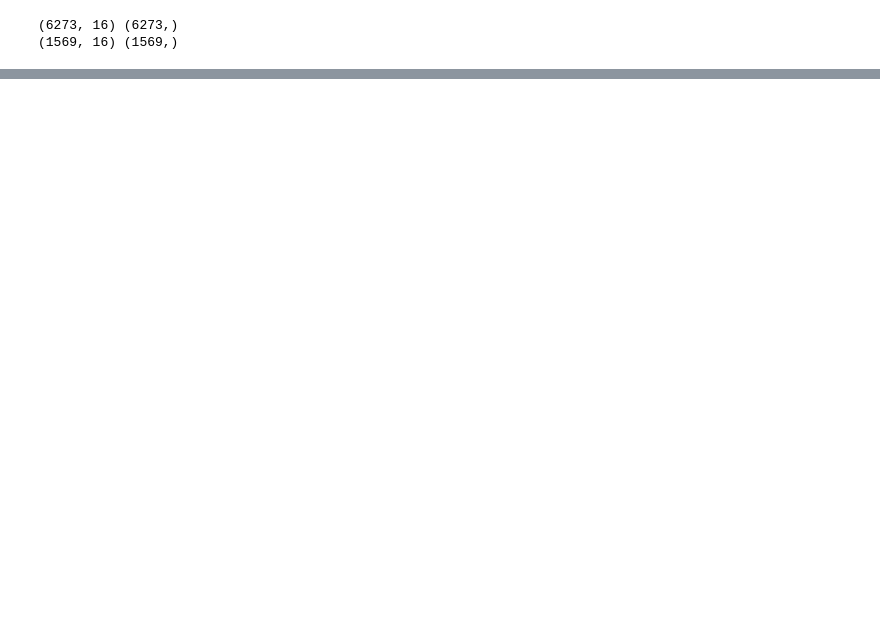
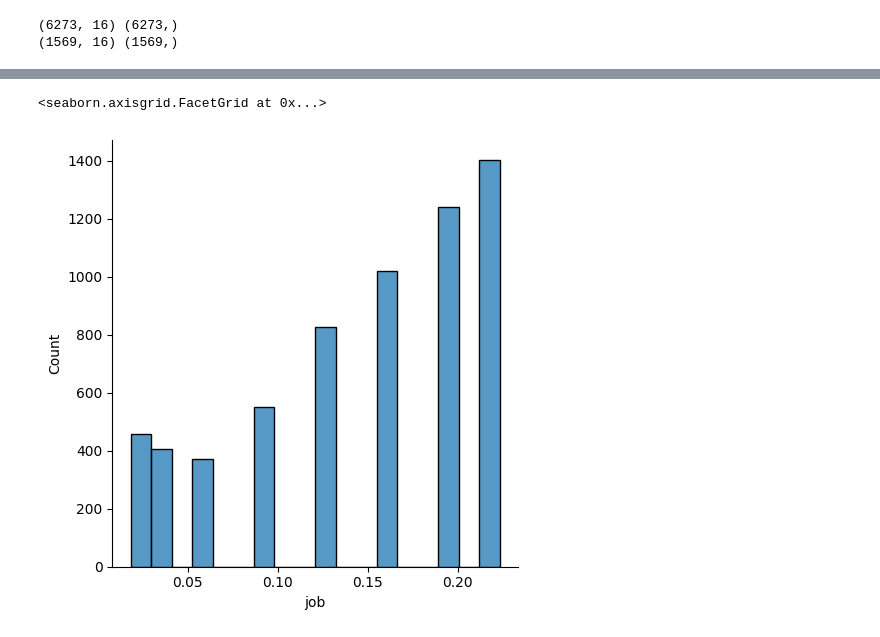
Before and after one commit to michael-0907/tibami, a Jupyter notebook: bank_1.ipynb, the cells around one changed output, grey strips where cells are left out. Cells and saved outputs as stored; diff of their text form; code cells hidden in the pictures; blank space fills up the shorter version.

```diff
--- a/bank_1.ipynb
+++ b/bank_1.ipynb
@@ -197,8 +229,8 @@ print(X_test_preprocessed.shape, y_test.shape)
 # %%
 all_feature_names = outlier_features + binary_features + categorical_features + frequency_features
 
-X_train_preprocessed = pd.DataFrame(X_train_preprocessed, columns=all_feature_names, index=X_train.index)
-X_test_preprocessed = pd.DataFrame(X_test_preprocessed, columns=all_feature_names, index=X_test.index)
+X_train_preprocessed = pd.DataFrame(X_train_preprocessed, columns=all_feature_names, index=X_train.index, dtype=float)
+X_test_preprocessed = pd.DataFrame(X_test_preprocessed, columns=all_feature_names, index=X_test.index, dtype=float)
 print(X_train_preprocessed.shape, y_train.shape)
 print(X_test_preprocessed.shape, y_test.shape)
 display(X_train_preprocessed.head(3))
@@ -217,12 +248,0 @@ display(X_test_preprocessed.head(3))
-# %%
-# 測試過濾欄位
-
-
-fil = ['poutcome', 'pdays', 'housing', 'balance', 'age', 'previous', 'job', 'campaign', 'education']
-X_train_preprocessed = X_train_preprocessed[fil]
-X_test_preprocessed = X_test_preprocessed[fil]
-
-print(X_train_preprocessed.shape, y_train.shape)
-print(X_test_preprocessed.shape, y_test.shape)
-display(X_train_preprocessed.head(3))
-display(X_test_preprocessed.head(3))
@@ -240,9 +249,25 @@ display(X_test_preprocessed.head(3))
 # %%
 # 目前測最佳超參數,threshold=0.65(含所有特徵)
-model = RandomForestClassifier(n_estimators=150, max_depth=20, min_samples_leaf=5, class_weight="balanced", random_state=42)
+# model = RandomForestClassifier(n_estimators=150, max_depth=20, min_samples_leaf=5, class_weight="balanced", random_state=42)
 
 
-# model = RandomForestClassifier(n_estimators=150, max_depth=20, min_samples_leaf=3, class_weight="balanced", random_state=42)
+model = RandomForestClassifier(n_estimators=150, max_depth=20, min_samples_leaf=3, class_weight="balanced", random_state=42)
+
+# model = XGBClassifier(
+#     n_estimators=300,    # 增加树的数量
+#     learning_rate=0.05,  # 降低学习率（减少单棵树的影响）
+#     max_depth=3,         # 降低树的深度
+#     subsample=0.7,       # 采样 80% 数据
+#     colsample_bytree=0.7, # 采样 80% 特征
+#     min_child_weight=6,  # 增加到 5，防止误分类
+#     reg_lambda=15,       # L2 正则化，减少过拟合
+#     objective='binary:logistic',
+#     eval_metric='logloss',
+#     max_delta_step=1,     # 类别不均衡调整
+#     scale_pos_weight=1.3,  # 处理类别不均衡（计算方式见下方）
+#     random_state=42
+# )
+
 
 model.fit(X_train_preprocessed, y_train)
 # %% [output]
@@ -318,0 +568,5 @@ Index(['age', 'job', 'marital', 'education', 'default', 'balance', 'housing',
+# %%
+sns.displot(data=X_train_preprocessed, x="job")
+# %% [output]
+<seaborn.axisgrid.FacetGrid at 0x...>
+[figure, added]
```
Also changed, not shown: parts of 30 cells of this notebook.
